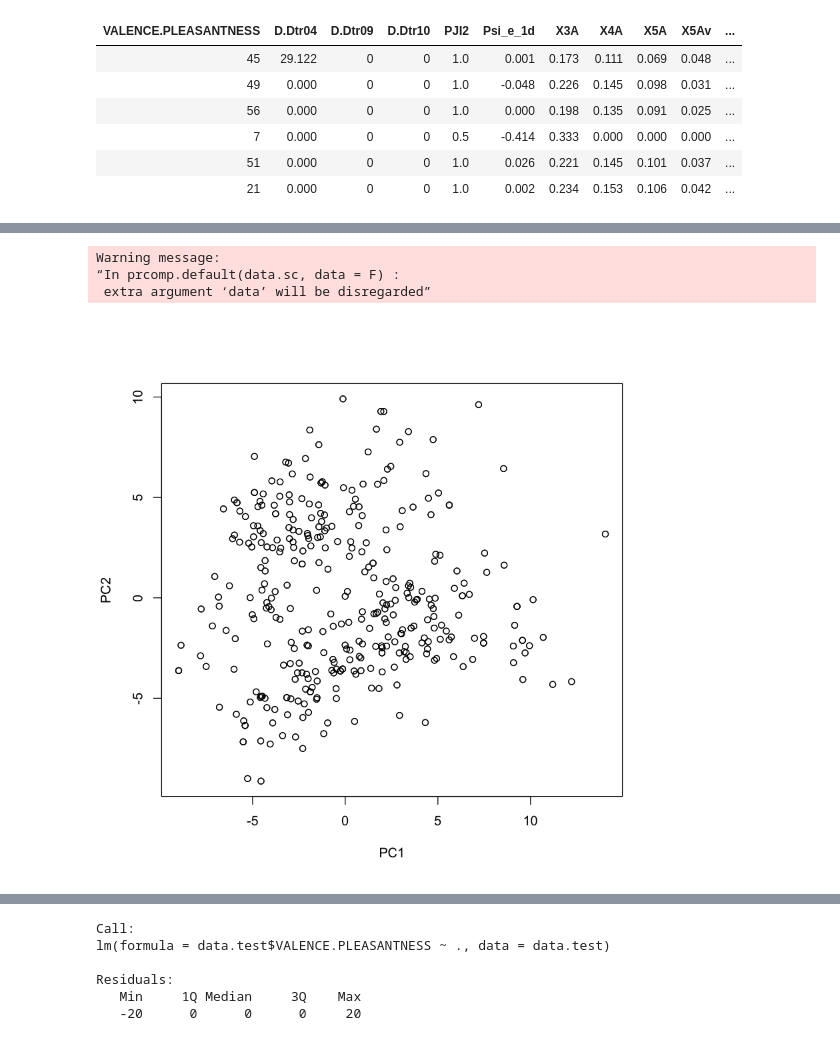
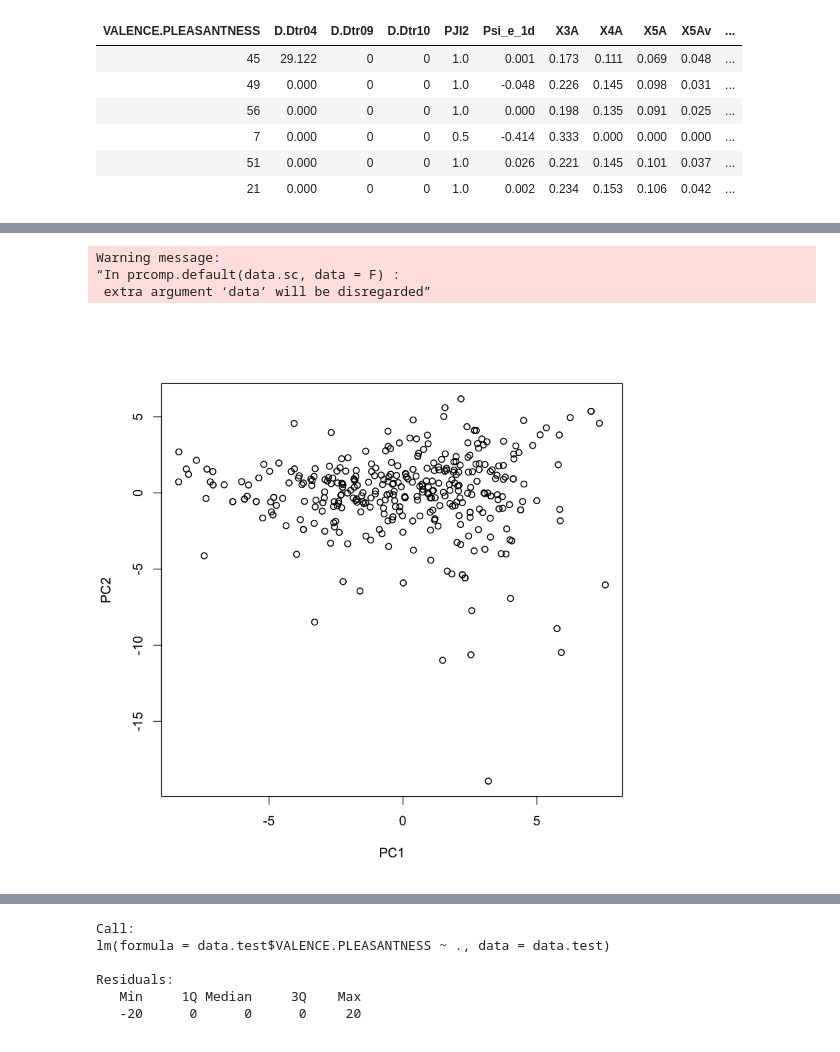
Before and after one commit to Alicia-max/BIO322-Regression, a Jupyter notebook: src/Exploration.ipynb, the cells around one changed output, grey strips where cells are left out. Cells and saved outputs as stored; diff of their text form; code cells hidden in the pictures.

```diff
--- a/src/Exploration.ipynb
+++ b/src/Exploration.ipynb
@@ -41,13 +31,13 @@ plot(data$X4A, data$VALENCE.PLEASANTNESS)
 # %%
 #tire des datas : bougeons les collones avec var = 0 and colonnea correlée  .
 data <- data[, which(apply(data, 2, var)!=0)]
-#dim(data)
 cormat<- cor(data)
 seuil <- 0.7
 
 
-c<- colnames(cormat)[!apply((lower.tri(cormat) & abs(cormat)>=seuil),2,any)]
+c<- colnames(cormat)[!apply((lower.tri(cormat) & abs(cormat)>=seuil),2,any)] #lower.tri bc cormat matrice symetrique.
 data<-data[, c]
+data<-na.omit(data)
 dim(data)
 head(data)
 # %% [output]
@@ -62,3 +52,18 @@ Warning message in FUN(newX[, i], ...):
 | 7 | 0.000 | 0 | 0 | 0.5 | -0.414 | 0.333 | 0.000 | 0.000 | 0.000 | ... |
 | 51 | 0.000 | 0 | 0 | 1.0 | 0.026 | 0.221 | 0.145 | 0.101 | 0.037 | ... |
 | 21 | 0.000 | 0 | 0 | 1.0 | 0.002 | 0.234 | 0.153 | 0.106 | 0.042 | ... |
+# %%
+#Feature Engineering : foward regression create new data
+library(leaps)
+
+
+regfit.fwd <- regsubsets(data$VALENCE.PLEASANTNESS ~ . , data=data, method = "forward", nvmax = 240)
+
+# plot
+plot(regfit.fwd.summary$adjr2, type = "l", xlim = c(1,240),
+     xlab = "Number of Variables", ylab = "adjusted R^2")
+adjr2.max <- which.max(regfit.fwd.summary$adjr2)
+points(adjr2.max, regfit.fwd.summary$adjr2[adjr2.max], col = "red", cex = 2, pch = 20)
+
+data_ <- data[, which(regfit.fwd.summary$which[adjr2.max, ]==0)]
+dim(data_)
@@ -65,9 +78,11 @@ Warning message in FUN(newX[, i], ...):
 # %%
-data.sc <- scale(data[, -1]) #remove  prediction data()
+#PCA with new_data
+
+data.sc <- scale(data_[, -1]) #remove  prediction data()
 pca <- prcomp(data.sc, data= F)
 plot(pca$x[,1:2])
 # %% [output]
 Warning message:
 “In prcomp.default(data.sc, data = F) :
  extra argument ‘data’ will be disregarded”
-[figure, old version]
+[figure, new version]
```
Also changed, not shown: parts of 11 cells of this notebook.
